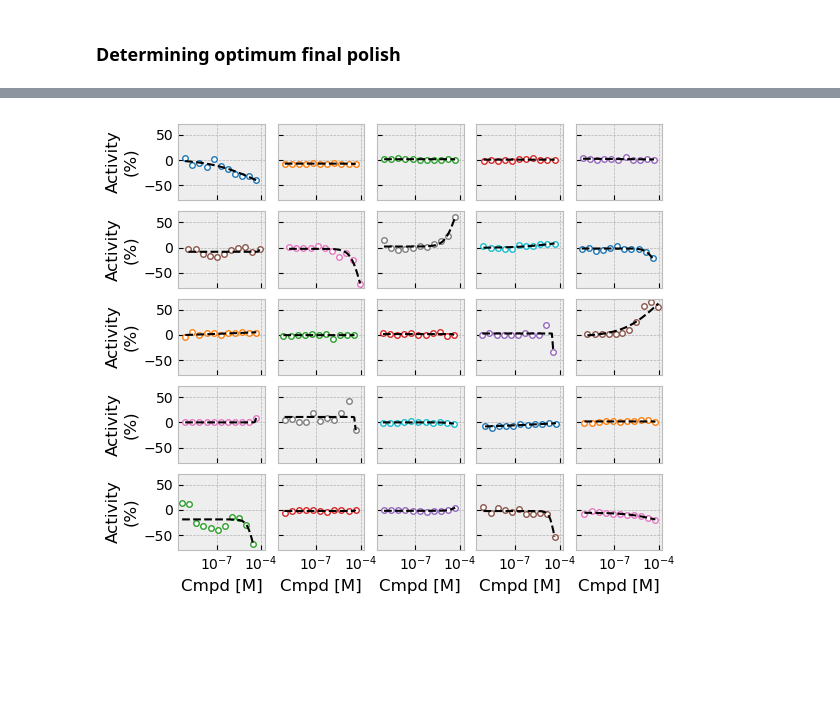
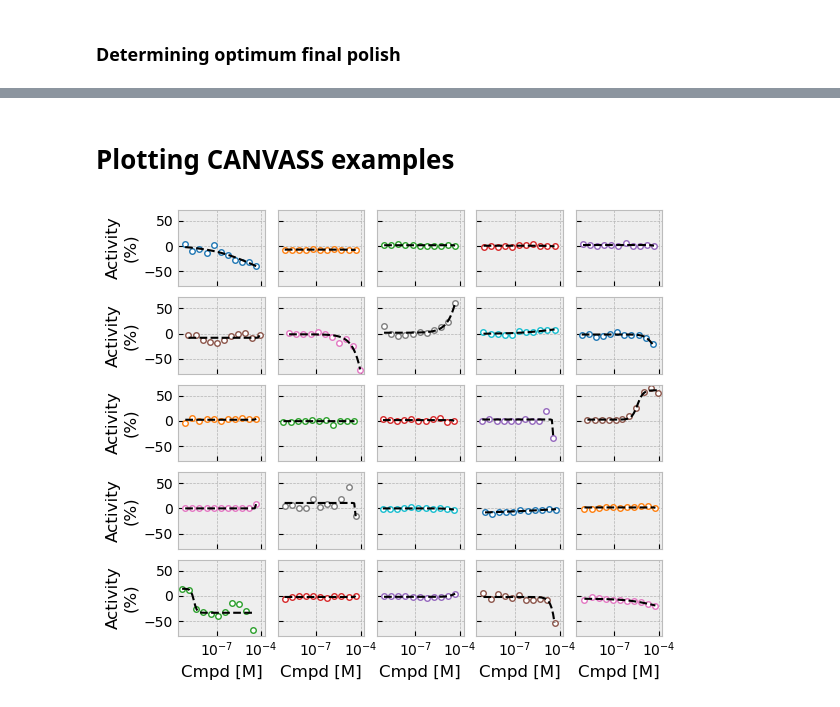
Before and after one commit to prheenan/dghf, a Jupyter notebook: example.ipynb, the cells around one changed output, grey strips where cells are left out. Drawn from its saved outputs; the diff is of its cells as text; code cells hidden in the pictures; blank space fills up the shorter version.

```diff
--- a/example.ipynb
+++ b/example.ipynb
@@ -131,39 +127,50 @@ plot_error_and_time(kw_fit_arr=[dict(method=method) for method in all_methods],t
+# %% [markdown]
+# Plotting CANVASS examples
 # %%
 n_sample = 25
 n_side = int(np.sqrt(n_sample))
 df_canvass = canvass_download.\
     read_canvass_data(out_dir="./out/test/cache_canvass",
                       random_sample=n_sample,random_seed=45)
-x_y = [(df_v["Concentration (M)"].to_numpy(),df_v["Activity (%)"].to_numpy())
-       for _, df_v in df_canvass.groupby("Curve ID")]
-all_fit_kw = [dghf.fit(x,y,inactive_range=[-50,50]) for x,y in x_y]
+x_y_dict = {id_v:(df_v["Concentration (M)"].to_numpy(),df_v["Activity (%)"].to_numpy())
+            for id_v , df_v in df_canvass.groupby("Curve ID")}
+ids = sorted(set(x_y_dict.keys()))
+x_y = [ x_y_dict[i] for i in ids]
+all_fit_kw = [dghf.fit(x,y,inactive_range=[-50,50],coarse_n=11) for x,y in x_y]
+# plot some ids on the titles
+ids_plot = [ "\n".join(str(int(float(e)))
+                       for e in i.split("___")[-2::])
+            for i in ids]
 # %%
 prop_cycle = plt.rcParams['axes.prop_cycle']
 # the olive color isn't readable
 colors = [c for i,c in enumerate(prop_cycle.by_key()['color'])
           if i != 8]
 plt.close("all")
 plt.style.use("bmh")
 fig, axs = plt.subplots(n_side,n_side,figsize=(6,5),sharex=True,sharey=True,dpi=100)
 i_plot = 0
+show_title_debug = False
 for row in axs:
     for col in row:
         x,y  = x_y[i_plot]
         kw = all_fit_kw[i_plot]
         x_pred = np.logspace(np.log10(min(x)),np.log10(max(x)),
                              base=10,endpoint=True)
         y_pred = dghf.hill_log_Ka(x=x_pred, **kw)
         col.semilogx(x,y,'o',markersize=4,markerfacecolor='w',
                      color=colors[i_plot % len(colors)])
         col.semilogx(x_pred,y_pred,'--',color='k',linewidth=1.5)
+        if show_title_debug:
+            col.set_title(ids_plot[i_plot],fontsize=6,y=0.7,x=0.2)
         i_plot += 1
 for ax in axs.flat:
     ax.set(xlabel='Cmpd [M]', ylabel='Activity\n(%)')
 for ax in axs.flat:
     ax.label_outer()
 plt.tight_layout()
 plt.subplots_adjust(wspace=0.15, hspace=0.15)
 fig.savefig("./out/canvass_examples.svg")
 plt.show()
 # %% [output]
-[figure, old version]
+[figure, new version]
```
Also changed, not shown: parts of 3 cells of this notebook, 3 other files.
